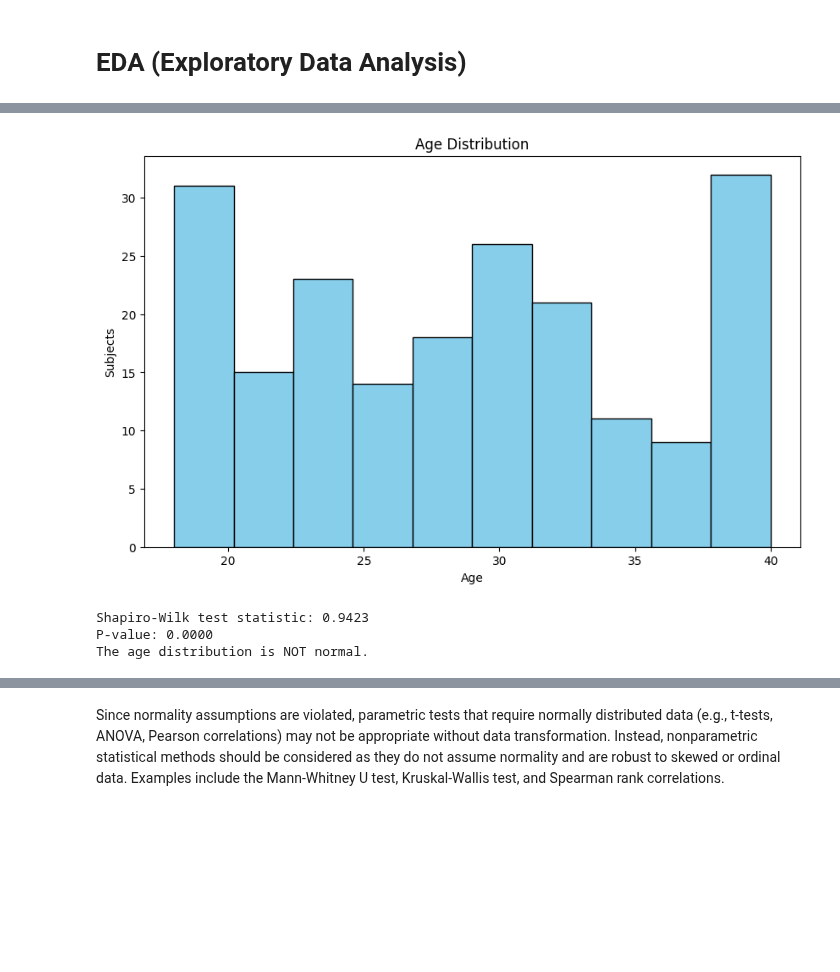
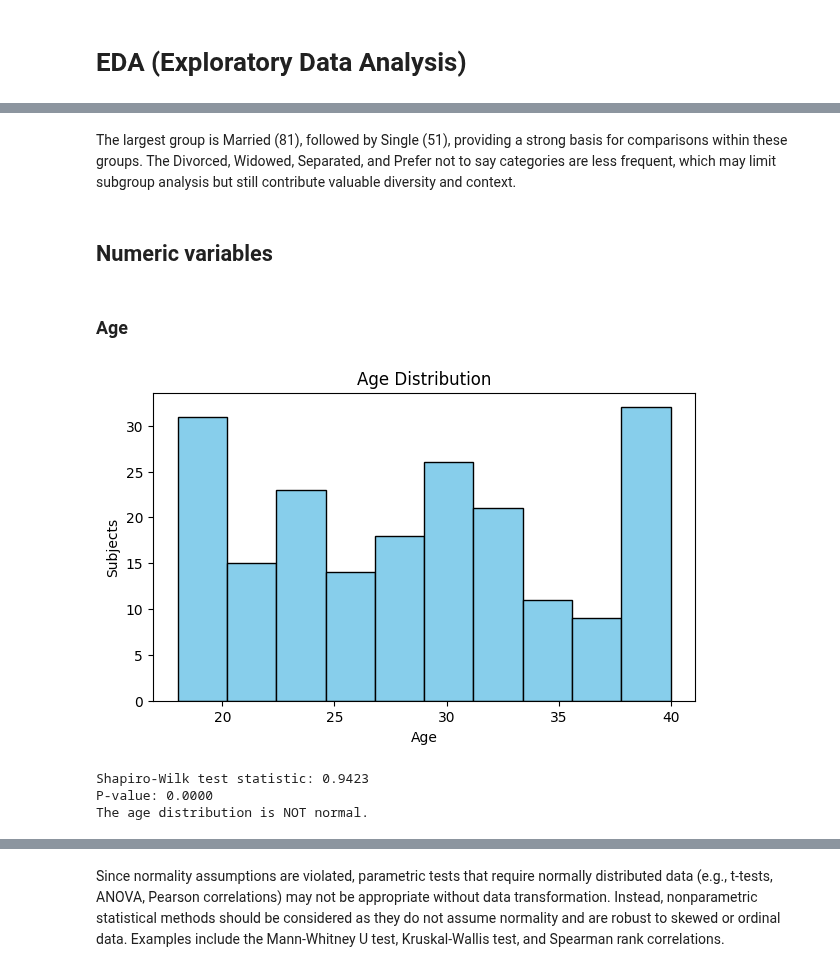
Before and after one commit to francescaius/ehealth2025_gruppo12, a Jupyter notebook: eHealthProject_20252026/dataset_analysis_finale.ipynb, the cells around one changed output, grey strips where cells are left out. Cells and saved outputs as stored; diff of their text form; code cells hidden in the pictures; blank space fills up the shorter version.

```diff
--- a/eHealthProject_20252026/dataset_analysis_finale.ipynb
+++ b/eHealthProject_20252026/dataset_analysis_finale.ipynb
@@ -309,25 +434,29 @@ https://builtin.com/data-science/shapiro-wilk-test
+# %% [markdown]
+The largest group is Married (81), followed by Single (51), providing a strong basis for comparisons within these groups.
+The Divorced, Widowed, Separated, and Prefer not to say categories are less frequent, which may limit subgroup analysis but still contribute valuable diversity and context.
+# %% [markdown]
+## Numeric variables
+# %% [markdown]
+### Age
 # %%
-# Histrogram
-plt.figure(figsize=(10, 6))
+plt.figure(figsize=(7, 4))
 plt.hist(new_df['age'], color='skyblue', edgecolor='black')
 plt.xlabel('Age')
 plt.ylabel('Subjects')
 plt.title('Age Distribution')
-#plt.grid(True)
 plt.show()
 
-# Apply Shapiro-Wilk test on the 'age' column
 stat, p_value = shapiro(new_df['age'])
 
 print(f"Shapiro-Wilk test statistic: {stat:.4f}")
 print(f"P-value: {p_value:.4f}")
 
 if p_value > 0.05:
-    print("The age distribution is normal.")
+    print("The age distribution is compatible with normality.")
 else:
     print("The age distribution is NOT normal.")
 # %% [output]
-[figure, old version]
+[figure, new version]
 Shapiro-Wilk test statistic: 0.9423
 P-value: 0.0000
 The age distribution is NOT normal.
```
Also changed, not shown: parts of 114 cells of this notebook, 1 other file.
